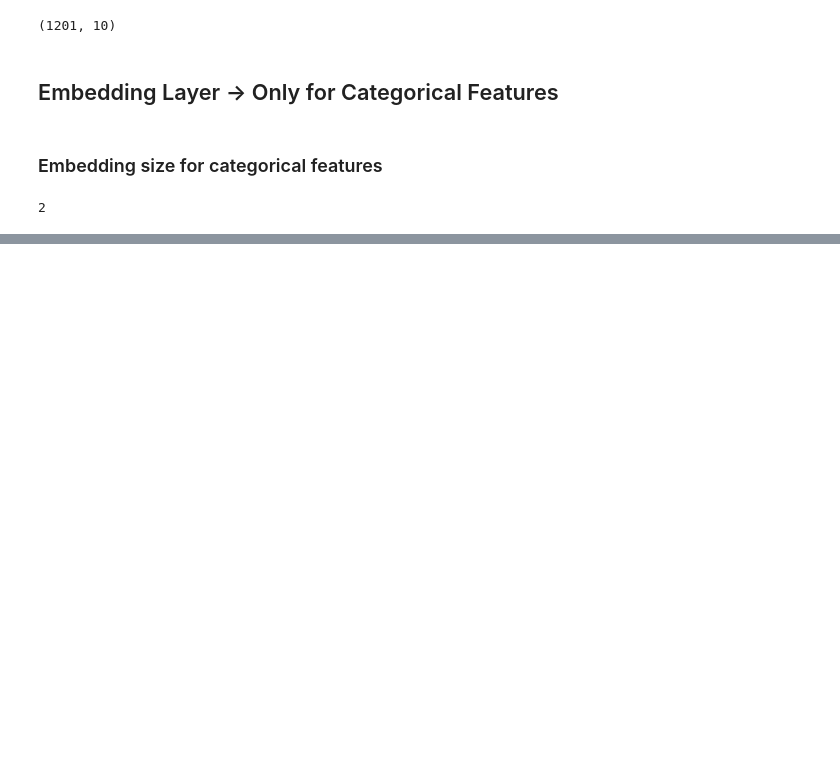
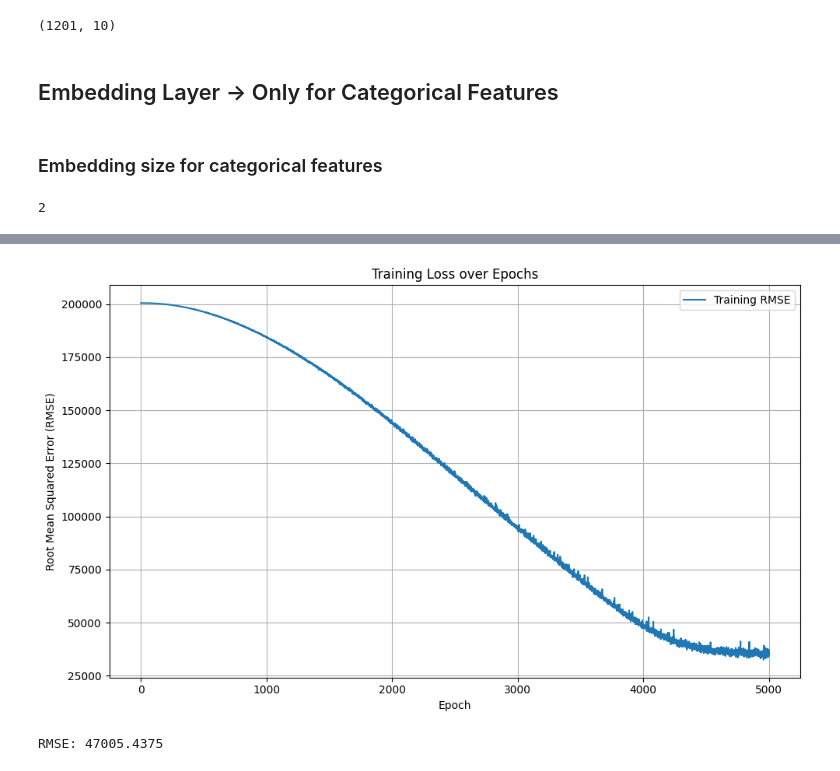
Before and after one commit to pratham001tanti/House-Price-Prediction-Using-Pytorch, a Jupyter notebook: housePricePrediction.ipynb, the cells around one changed output, grey strips where cells are left out. Drawn from its saved outputs; the diff is of its cells as text; code cells hidden in the pictures; blank space fills up the shorter version.

```diff
--- a/housePricePrediction.ipynb
+++ b/housePricePrediction.ipynb
@@ -235,0 +382,3 @@ embedding_dim
+# %%
+torch.manual_seed(100)
+model=FeedForwardNN(embedding_dim,len(cont_features),1,[100,50],p=0.4)
@@ -235,0 +407,3 @@ embedding_dim
+# %%
+loss_function = nn.MSELoss()
+optimizer = torch.optim.Adam(model.parameters(),lr = 0.01)
@@ -235,0 +428,10 @@ embedding_dim
+# %%
+
+batch_size=1200
+test_size=int(batch_size*0.15)
+train_categorical=cat_features[:batch_size-test_size]
+test_categorical=cat_features[batch_size-test_size:batch_size]
+train_cont=cont_values[:batch_size-test_size]
+test_cont=cont_values[batch_size-test_size:batch_size]
+y_train=y[:batch_size-test_size]
+y_test=y[batch_size-test_size:batch_size]
@@ -235,0 +442,13 @@ embedding_dim
+# %%
+epochs=5000
+final_losses=[]
+for i in range(epochs):
+    i=i+1
+    y_pred=model(train_categorical,train_cont)
+    loss=torch.sqrt(loss_function(y_pred,y_train)) ### RMSE
+    final_losses.append(loss)
+    if i%10==1:
+        print("Epoch number: {} and the loss : {}".format(i,loss.item()))
+    optimizer.zero_grad()
+    loss.backward() ## backpropagation
+    optimizer.step()
@@ -235,0 +473,27 @@ embedding_dim
+# %%
+import matplotlib.pyplot as plt
+
+# Convert final_losses (list of torch tensors) to float values
+loss_values = [loss.item() for loss in final_losses]
+
+# Plot
+plt.figure(figsize=(10, 6))
+plt.plot(range(1, epochs + 1), loss_values, label='Training RMSE')
+plt.xlabel("Epoch")
+plt.ylabel("Root Mean Squared Error (RMSE)")
+plt.title("Training Loss over Epochs")
+plt.legend()
+plt.grid(True)
+plt.tight_layout()
+plt.show()
+# %% [output]
+[figure, added]
+# %%
+#### Validate the Test Data
+y_pred=""
+with torch.no_grad():
+    y_pred=model(test_categorical,test_cont)
+    loss=torch.sqrt(loss_function(y_pred,y_test))
+print('RMSE: {}'.format(loss))
+# %% [output]
+RMSE: 47005.4375
```
Also changed, not shown: parts of 39 cells of this notebook, 1 other file.
